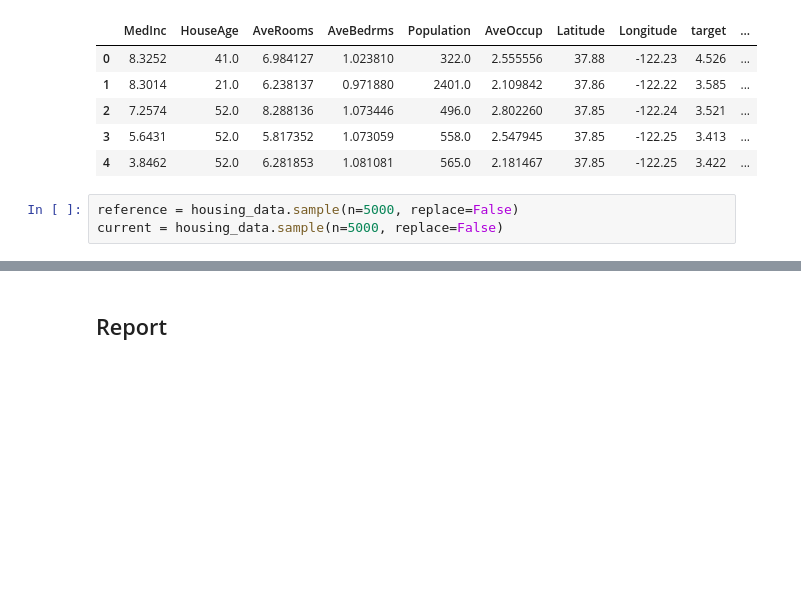
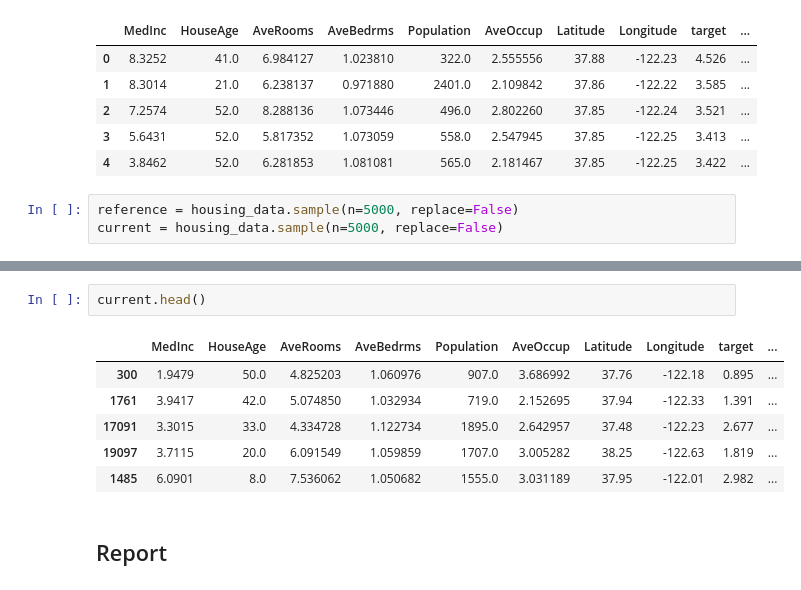
Before and after one commit to nilaykarade/mlops-3, a Jupyter notebook: drifting in ML.ipynb, the cells around one changed output, grey strips where cells are left out. Saved outputs shown, nothing was run; the diff lists cells and outputs as text; blank space fills up the shorter version.

```diff
--- a/drifting in ML.ipynb
+++ b/drifting in ML.ipynb
@@ -98,3 +112,12 @@ current = housing_data.sample(n=5000, replace=False)
+# %%
+current.head()
+# %% [output]
+|  | MedInc | HouseAge | AveRooms | AveBedrms | Population | AveOccup | Latitude | Longitude | target | ... |
+| 300 | 1.9479 | 50.0 | 4.825203 | 1.060976 | 907.0 | 3.686992 | 37.76 | -122.18 | 0.895 | ... |
+| 1761 | 3.9417 | 42.0 | 5.074850 | 1.032934 | 719.0 | 2.152695 | 37.94 | -122.33 | 1.391 | ... |
+| 17091 | 3.3015 | 33.0 | 4.334728 | 1.122734 | 1895.0 | 2.642957 | 37.48 | -122.23 | 2.677 | ... |
+| 19097 | 3.7115 | 20.0 | 6.091549 | 1.059859 | 1707.0 | 3.005282 | 38.25 | -122.63 | 1.819 | ... |
+| 1485 | 6.0901 | 8.0 | 7.536062 | 1.050682 | 1555.0 | 3.031189 | 37.95 | -122.01 | 2.982 | ... |
 # %% [markdown]
 ## Report
 # %%
```
Also changed, not shown: parts of 8 cells of this notebook.
